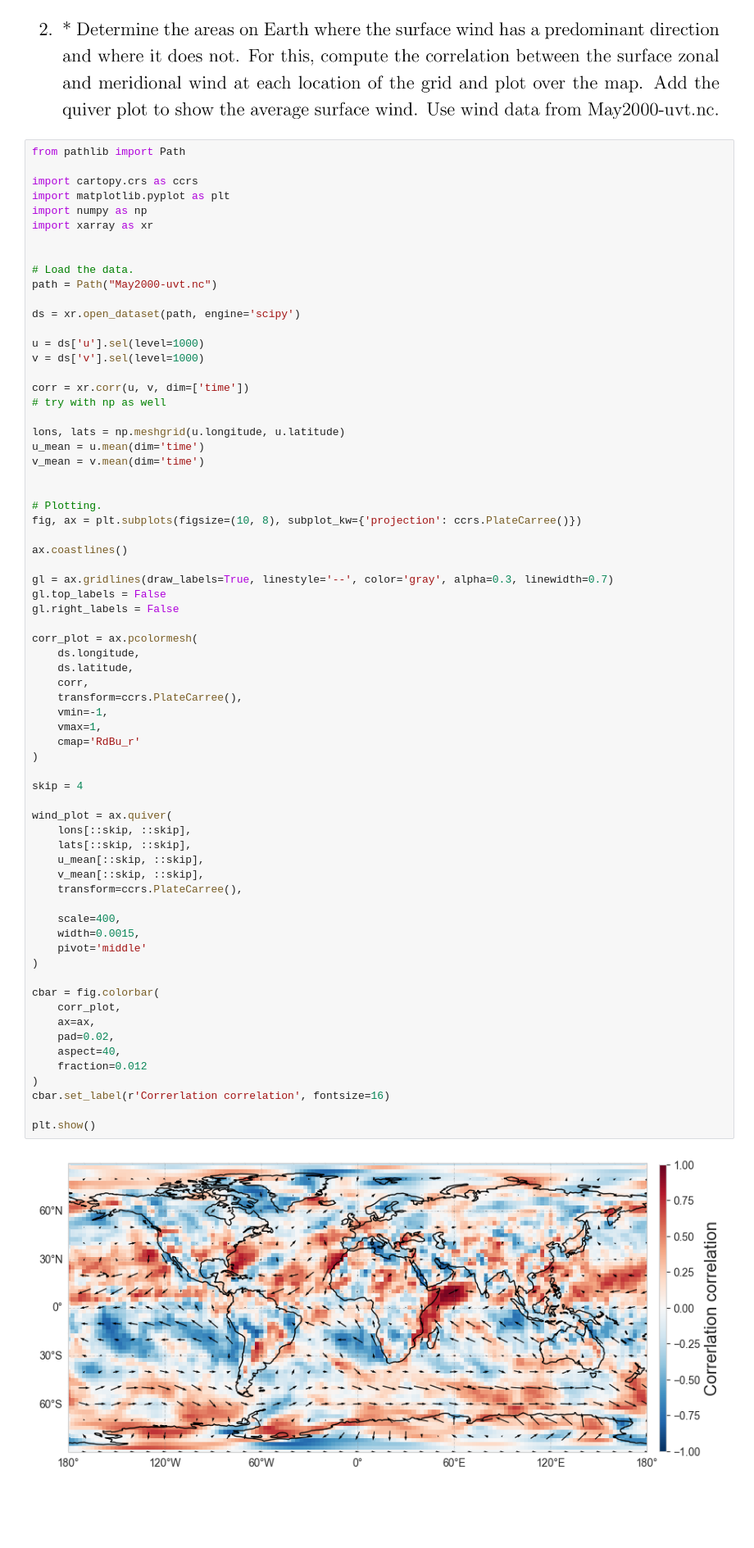
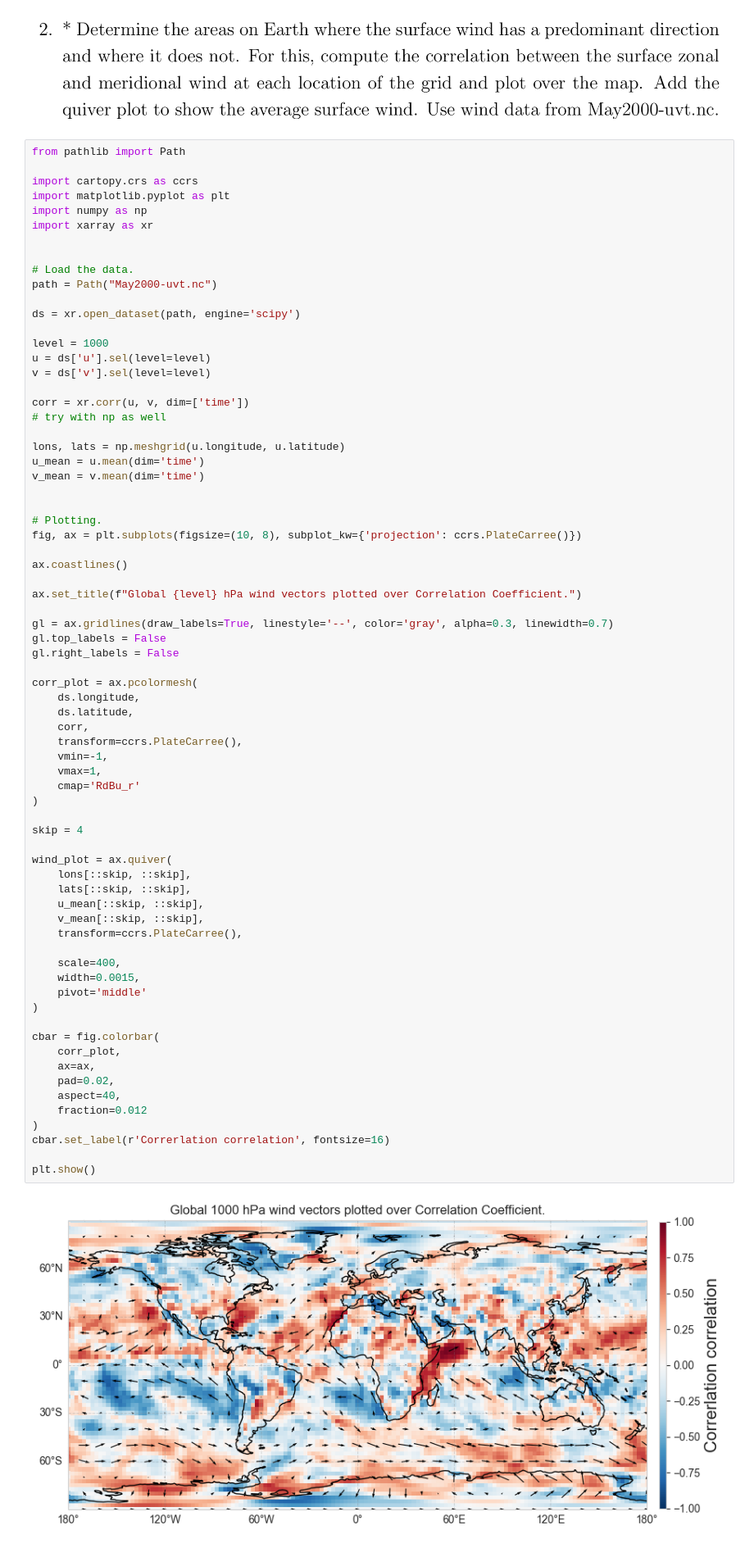
Before and after one commit to ChaPop870/63-527-Data-Analysis-of-Atm-and-Oce-using-Python-Labs, a Jupyter notebook: Lab-Report-2/Lab 6-7.ipynb, the cells around one changed output. Shown at 82% size. Saved outputs shown, nothing was run; the diff lists cells and outputs as text; blank space fills up the shorter version.

```diff
--- a/Lab-Report-2/Lab 6-7.ipynb
+++ b/Lab-Report-2/Lab 6-7.ipynb
@@ -71,8 +72,9 @@ path = Path("May2000-uvt.nc")
 
 ds = xr.open_dataset(path, engine='scipy')
 
-u = ds['u'].sel(level=1000)
-v = ds['v'].sel(level=1000)
+level = 1000
+u = ds['u'].sel(level=level)
+v = ds['v'].sel(level=level)
 
 corr = xr.corr(u, v, dim=['time'])
 # try with np as well
@@ -86,6 +88,8 @@ v_mean = v.mean(dim='time')
 fig, ax = plt.subplots(figsize=(10, 8), subplot_kw={'projection': ccrs.PlateCarree()})
 
 ax.coastlines()
+
+ax.set_title(f"Global {level} hPa wind vectors plotted over Correlation Coefficient.")
 
 gl = ax.gridlines(draw_labels=True, linestyle='--', color='gray', alpha=0.3, linewidth=0.7)
 gl.top_labels = False
@@ -99,34 +103,34 @@ corr_plot = ax.pcolormesh(
     vmin=-1,
     vmax=1,
     cmap='RdBu_r'
 )
 
 skip = 4
 
 wind_plot = ax.quiver(
     lons[::skip, ::skip],
     lats[::skip, ::skip],
     u_mean[::skip, ::skip],
     v_mean[::skip, ::skip],
     transform=ccrs.PlateCarree(),
 
     scale=400,
     width=0.0015,
     pivot='middle'
 )
 
 cbar = fig.colorbar(
     corr_plot,
     ax=ax,
     pad=0.02,
     aspect=40,
     fraction=0.012
 )
 cbar.set_label(r'Correrlation correlation', fontsize=16)
 
 plt.show()
 # %% [output]
-[figure, old version]
+[figure, new version]
 # %% [markdown]
 ![image.png](attachment:2d755d30-f446-4719-8cfe-e40040e4a560.png)
 ![image.png](attachment:0969f875-6f92-44fd-ad10-a8e912414ad3.png)
```
Also changed, not shown: parts of 9 cells of this notebook, 6 other files.
